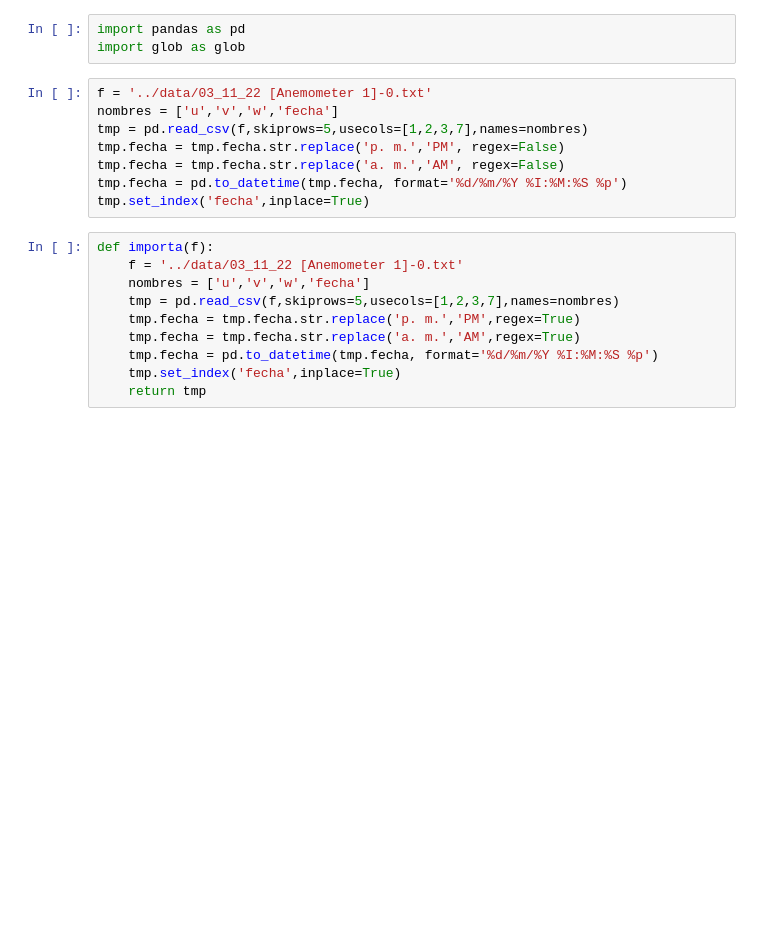
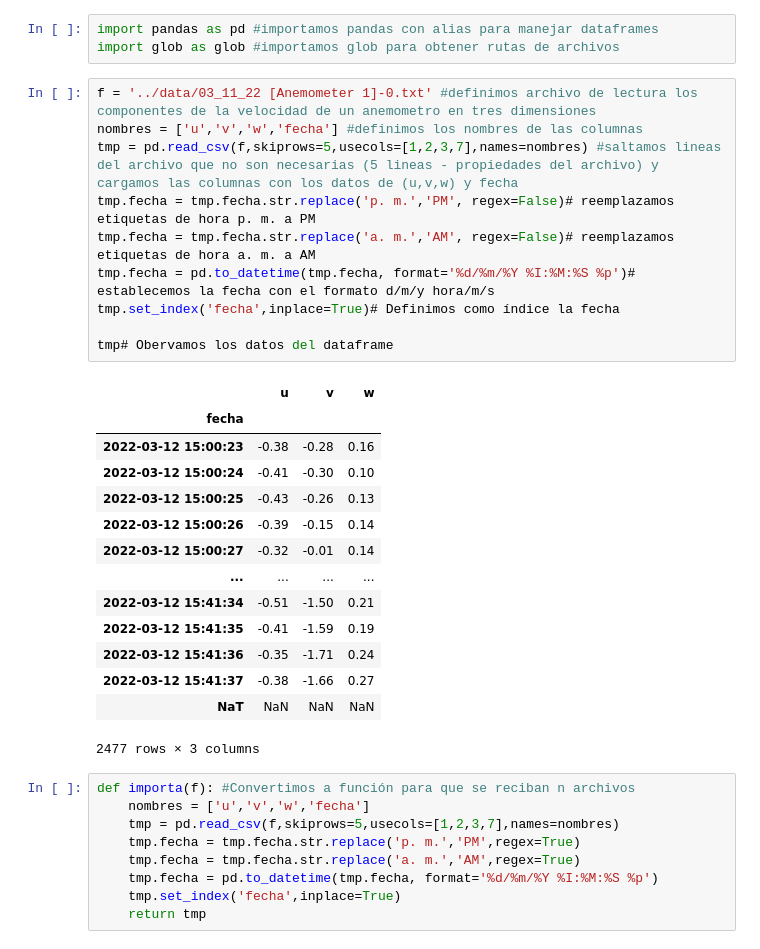
Before and after one commit to AltamarMx/webinar_python, a Jupyter notebook: notebooks/001_concatenate_data_KEVIN.ipynb, the cells around one changed output. Saved outputs shown, nothing was run; the diff lists cells and outputs as text; blank space fills up the shorter version.

```diff
--- a/notebooks/001_concatenate_data_KEVIN.ipynb
+++ b/notebooks/001_concatenate_data_KEVIN.ipynb
@@ -1,22 +1,38 @@
 # %%
-import pandas as pd
-import glob as glob
+import pandas as pd #importamos pandas con alias para manejar dataframes
+import glob as glob #importamos glob para obtener rutas de archivos
+# %%
+f = '../data/03_11_22 [Anemometer 1]-0.txt' #definimos archivo de lectura los componentes de la velocidad de un anemometro en tres dimensiones
+nombres = ['u','v','w','fecha'] #definimos los nombres de las columnas
+tmp = pd.read_csv(f,skiprows=5,usecols=[1,2,3,7],names=nombres) #saltamos lineas del archivo que no son necesarias (5 lineas - propiedades del archivo) y cargamos las columnas con los datos de (u,v,w) y fecha
+tmp.fecha = tmp.fecha.str.replace('p. m.','PM', regex=False)# reemplazamos etiquetas de hora p. m. a PM
+tmp.fecha = tmp.fecha.str.replace('a. m.','AM', regex=False)# reemplazamos etiquetas de hora a. m. a AM
+tmp.fecha = pd.to_datetime(tmp.fecha, format='%d/%m/%Y %I:%M:%S %p')# establecemos la fecha con el formato d/m/y hora/m/s
+tmp.set_index('fecha',inplace=True)# Definimos como índice la fecha
+
+tmp# Obervamos los datos del dataframe
+# %% [output]
+|  | u | v | w |
+| fecha |  |  |  |
+| 2022-03-12 15:00:23 | -0.38 | -0.28 | 0.16 |
+| 2022-03-12 15:00:24 | -0.41 | -0.30 | 0.10 |
+| 2022-03-12 15:00:25 | -0.43 | -0.26 | 0.13 |
+| 2022-03-12 15:00:26 | -0.39 | -0.15 | 0.14 |
+| 2022-03-12 15:00:27 | -0.32 | -0.01 | 0.14 |
+| ... | ... | ... | ... |
+| 2022-03-12 15:41:34 | -0.51 | -1.50 | 0.21 |
+| 2022-03-12 15:41:35 | -0.41 | -1.59 | 0.19 |
+| 2022-03-12 15:41:36 | -0.35 | -1.71 | 0.24 |
+| 2022-03-12 15:41:37 | -0.38 | -1.66 | 0.27 |
+| NaT | NaN | NaN | NaN |
+2477 rows × 3 columns
 # %%
-f = '../data/03_11_22 [Anemometer 1]-0.txt'
-nombres = ['u','v','w','fecha']
-tmp = pd.read_csv(f,skiprows=5,usecols=[1,2,3,7],names=nombres)
-tmp.fecha = tmp.fecha.str.replace('p. m.','PM', regex=False)
-tmp.fecha = tmp.fecha.str.replace('a. m.','AM', regex=False)
-tmp.fecha = pd.to_datetime(tmp.fecha, format='%d/%m/%Y %I:%M:%S %p')
-tmp.set_index('fecha',inplace=True)
+def importa(f): #Convertimos a función para que se reciban n archivos
+    nombres = ['u','v','w','fecha']
+    tmp = pd.read_csv(f,skiprows=5,usecols=[1,2,3,7],names=nombres)
+    tmp.fecha = tmp.fecha.str.replace('p. m.','PM',regex=True)
+    tmp.fecha = tmp.fecha.str.replace('a. m.','AM',regex=True)
+    tmp.fecha = pd.to_datetime(tmp.fecha, format='%d/%m/%Y %I:%M:%S %p')
+    tmp.set_index('fecha',inplace=True)
+    return tmp
-# %%
-def importa(f):
-    f = '../data/03_11_22 [Anemometer 1]-0.txt'
-    nombres = ['u','v','w','fecha']
-    tmp = pd.read_csv(f,skiprows=5,usecols=[1,2,3,7],names=nombres)
-    tmp.fecha = tmp.fecha.str.replace('p. m.','PM',regex=True)
-    tmp.fecha = tmp.fecha.str.replace('a. m.','AM',regex=True)
-    tmp.fecha = pd.to_datetime(tmp.fecha, format='%d/%m/%Y %I:%M:%S %p')
-    tmp.set_index('fecha',inplace=True)
-    return tmp
 # %%
```
Also changed, not shown: parts of 7 cells of this notebook, 1 other file.
